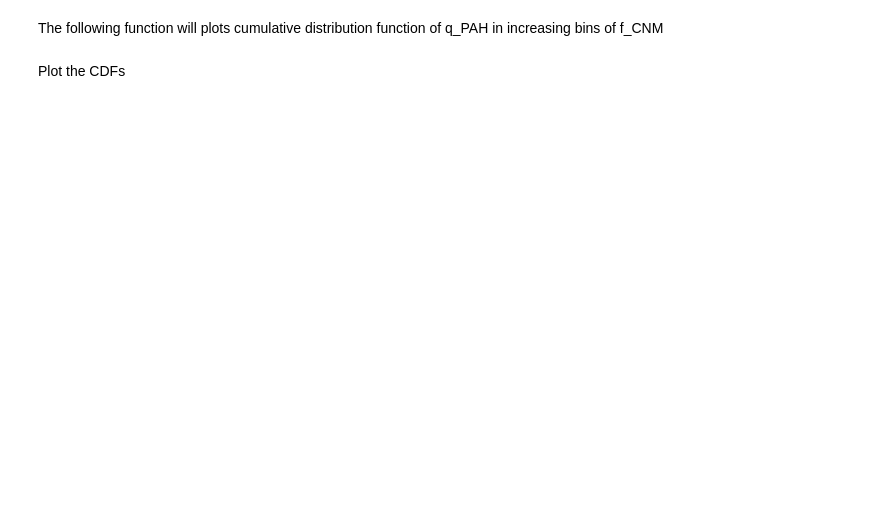
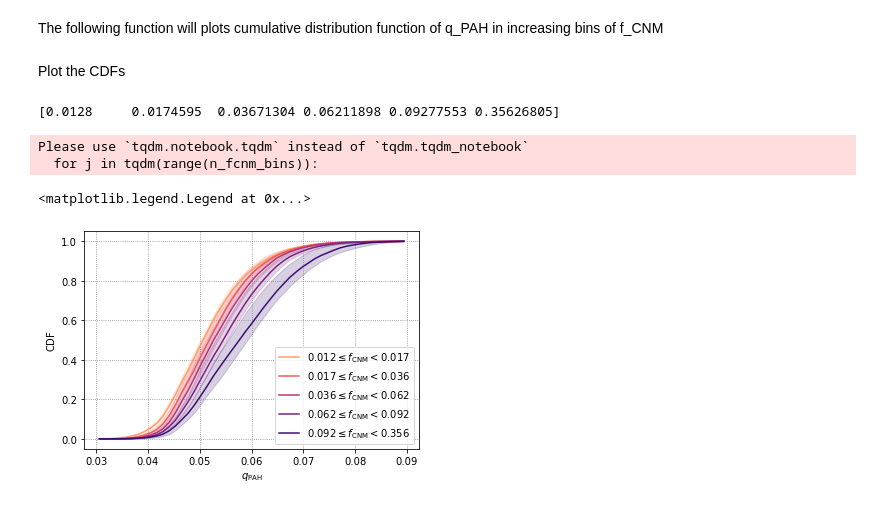
Before and after one commit to cmurray-astro/fcnm_pah_ame, a Jupyter notebook: qpah_bootstrap_example.ipynb, the cells around one changed output. Drawn from its saved outputs; the diff is of its cells as text; code cells hidden in the pictures; blank space fills up the shorter version.

```diff
--- a/qpah_bootstrap_example.ipynb
+++ b/qpah_bootstrap_example.ipynb
@@ -229,26 +239,31 @@ def plot_block_boot_cdf(qpah_edges, fcnm_edges, qpah_map, fcnm_map, n_boot, n_ra
         qpah_mids = (qpah_edges[1:] + qpah_edges[0:-1]) / 2.
         ax.fill_between(qpah_mids, qmin, qmax, color=bincolor, alpha=0.2)
 
-        if j < n_fcnm_bins-1:
-            ax.plot(qpah_mids, qfull, color=bincolor, zorder=2, label=str(np.int(fcnm_edges[j]*100.)/100.)+r'$\leq f_{\rm CNM} <$'+str(np.int(fcnm_edges[j+1]*100.)/100.))
-        else:
-            ax.plot(qpah_mids, qfull, color=bincolor, zorder=2,  label=r'$f_{\rm CNM} \geq$'+str(np.int(fcnm_edges[j]*100.)/100.))
+        ax.plot(qpah_mids, qfull, color=bincolor, zorder=2, label=str(np.int(fcnm_edges[j]*1000.)/1000.)+r'$\leq f_{\rm CNM} <$'+str(np.int(fcnm_edges[j+1]*1000.)/1000.))
 # %% [markdown]
 Plot the CDFs
 # %%
 fig = plt.figure(0,[6,4])
 ax = plt.subplot(111)
 
-qpah_bins = np.linspace(0.03,0.11,50)
-fcnm_bins = np.linspace(0,0.2,6)
+qpah_bins = np.linspace(0.03,0.09,50)
+fcnm_hpx_arr = fcnm_hpx_ud[(fcnm_hpx_ud>0.0128) & (~np.isnan(fcnm_hpx_ud))]
+fcnm_bins = mquantiles(fcnm_hpx_arr, np.arange(6)/5)
+print(fcnm_bins)
 
 # using small numbers here just to make the computation fast!
 n_boot = 100
 n_ra = 20
 plot_block_boot_cdf(qpah_bins, fcnm_bins, qpah_ud, fcnm_hpx_ud, n_boot, n_ra, ax)
 
 ax.set_xlabel(r'$q_{\rm PAH}$')
 ax.grid(ls='dotted', color='grey')
 ax.set_ylabel(r'$\rm CDF$')
 
 ax.legend(loc='lower right')
+# %% [output]
+[0.0128     0.0174595  0.03671304 0.06211898 0.09277553 0.35626805]
+Please use `tqdm.notebook.tqdm` instead of `tqdm.tqdm_notebook`
+  for j in tqdm(range(n_fcnm_bins)):
+<matplotlib.legend.Legend at 0x...>
+[figure, added]
```
Also changed, not shown: parts of 2 cells of this notebook.
